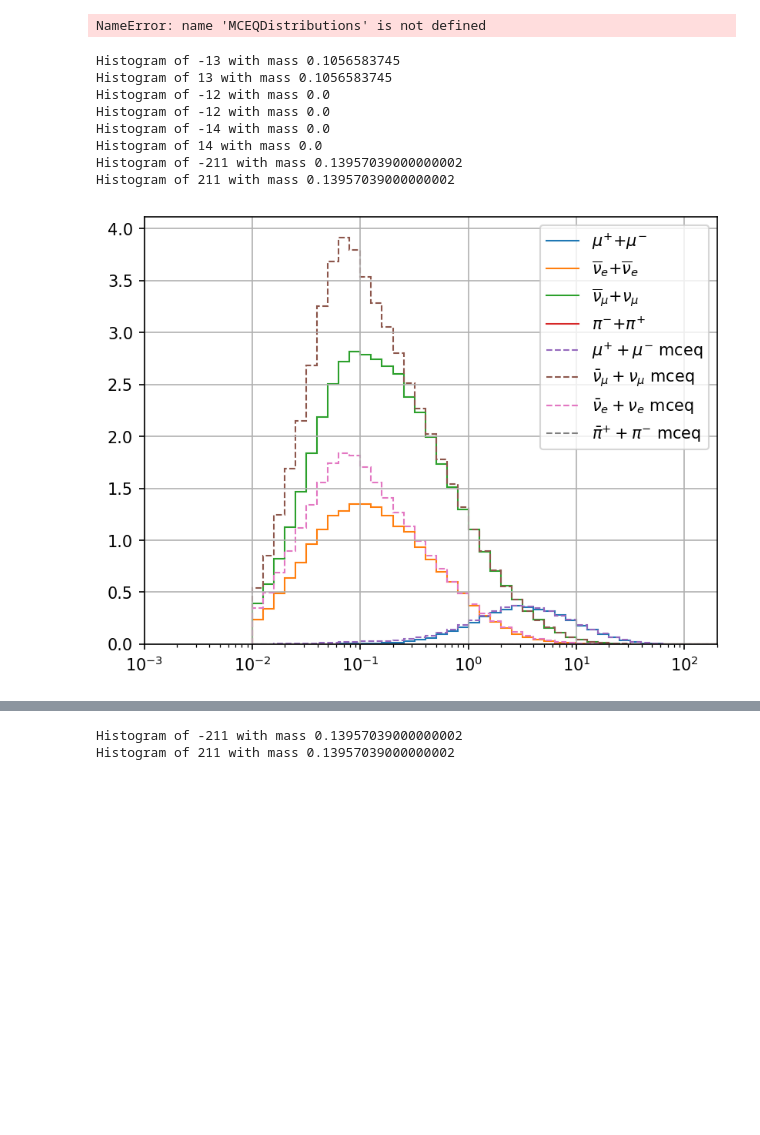
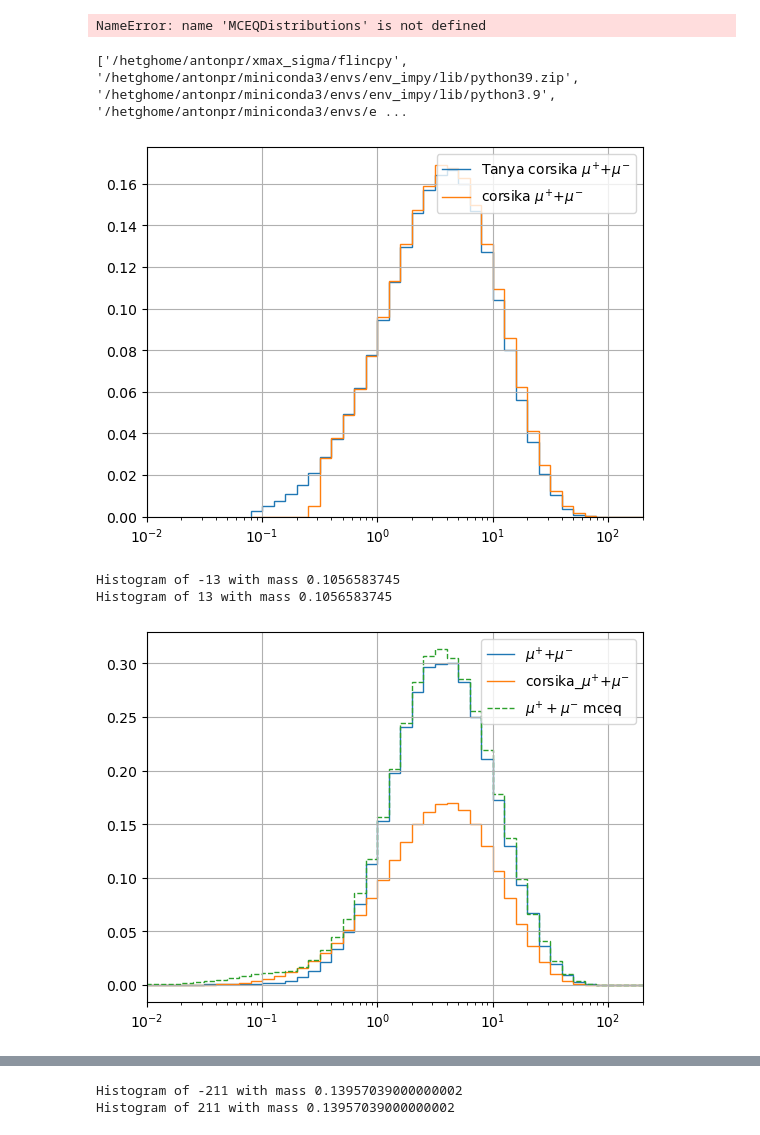
Before and after one commit to jncots/xmax_sigma, a Jupyter notebook: flincpy/test_cas_driver.ipynb, the cells around one changed output, grey strips where cells are left out. Cells and saved outputs as stored; diff of their text form; code cells hidden in the pictures; blank space fills up the shorter version.

```diff
--- a/flincpy/test_cas_driver.ipynb
+++ b/flincpy/test_cas_driver.ipynb
@@ -50,12 +50,12 @@ mceq_decaying_pdgs = [-11, 11, -12, 12, -13, 13, -14, 14,
 
 
 cas_driver.simulation_parameters(pdg = 2212, energy = 1e2,
-                                 zenith_angle = 0, xdepth = 0,
-                                 threshold_energy = 1e-6, stop_height = 15,
+                                 zenith_angle = 30, xdepth = 0,
+                                 threshold_energy = 1e-6, stop_height = 0,
                                  accumulate_runs = True, reset_ids = True,
                                  mceq_decaying_pdgs = mceq_decaying_pdgs)
 
-niter = 10000
+niter = 30000
 for i in tqdm(range(niter), total = niter):
     cas_driver.run()
 # %% [output]
@@ -199,13 +215,14 @@ import matplotlib.pylab as plt
 mceq_noloss = MCEQDistributions(
                  energy = 1e2,
                  pdg_id = 2212,
-                 theta_deg = 0,
+                 theta_deg = 30,
                 #  slant_depth = 800,
                 #  slant_depth = 635.9540964571235,
                 #  slant_depth= 313.4599011471651,
                 #  slant_depth=1193,
                 #  slant_depth=2997,
-                 slant_depth=1033,
+                 energy_range=[0.01, 1e4],
+                 slant_depth=1193.2842407419078,
                  pname_tuples = [
                      ("mu", "mu+", "mu-"),
                      ("numu", "numu", "antinumu"),
@@ -328,3 +323,9 @@ NameError: name 'MCEQDistributions' is not defined
 # %%
 
 cascade_analysis.search_for_parents()
+# %%
+import sys
+sys.path.append("/hetghome/antonpr/xmax_sigma/flincpy/scripts/corsika_flincpy")
+print(sys.path)
+# %% [output]
+['/hetghome/antonpr/xmax_sigma/flincpy', '/hetghome/antonpr/miniconda3/envs/env_impy/lib/python39.zip', '/hetghome/antonpr/miniconda3/envs/env_impy/lib/python3.9', '/hetghome/antonpr/miniconda3/envs/e ...
@@ -331,61 +336,80 @@ cascade_analysis.search_for_parents()
+# %%
+en_hist = corsika_hist(en_bins = mceq_loss.e_bins)
+en_hist_tanya = corsika_hist(en_bins = mceq_loss.e_bins,
+                            h5file="corsika_leptons.h5")
+# %%
+cdata = combined_data(en_hist_tanya, (-13, 13), 3)
+plt.stairs(*cdata[0:2], label = f"Tanya corsika {cdata[2]}")
+
+cdata = combined_data(en_hist, (-13, 13), 3)
+plt.stairs(*cdata[0:2], label = f"corsika {cdata[2]}")
+
+# plt.stairs(mceq_loss.flux["mu"], mceq_loss.e_bins,
+#            label = r"${\mu}^{+} + {\mu}^{-}$ mceq", linestyle='--')
+
+plt.xscale("log")
+# plt.yscale("log")
+plt.xlim(1e-2, 2e2)
+# plt.ylim(-0.01, 0.5)
+plt.legend()
+plt.grid()
+# %% [output]
+[figure, added]
 # %%
 bins, hist, label = cascade_analysis.kin_energy_histogram(pdgs = (-13, 13), bins = mceq_dist.e_bins)
 plt.stairs(hist, bins, label = label, linestyle='-')
 
-bins, hist, label = cascade_analysis.kin_energy_histogram(pdgs = (-12, -12), bins = mceq_dist.e_bins)
-plt.stairs(hist, bins, label = label, linestyle='-')
+# bins, hist, label = cascade_analysis.kin_energy_histogram(pdgs = (-12, -12), bins = mceq_dist.e_bins)
+# plt.stairs(hist, bins, label = label, linestyle='-')
 
-bins, hist, label = cascade_analysis.kin_energy_histogram(pdgs = (-14, 14), bins = mceq_dist.e_bins)
-plt.stairs(hist, bins, label = label, linestyle='-')
+# bins, hist, label = cascade_analysis.kin_energy_histogram(pdgs = (-14, 14), bins = mceq_dist.e_bins)
+# plt.stairs(hist, bins, label = label, linestyle='-')
 
-bins, hist, label = cascade_analysis.kin_energy_histogram(pdgs = (-211, 211), bins = mceq_dist.e_bins)
-plt.stairs(hist, bins, label = label, linestyle='-')
+cdata = combined_data(en_hist_tanya, (-13, 13), 2)
+plt.stairs(*cdata[0:2], label = f"corsika_{cdata[2]}")
+# bins, hist, label = cascade_analysis.kin_energy_histogram(pdgs = (-211, 211), bins = mceq_dist.e_bins)
+# plt.stairs(hist, bins, label = label, linestyle='-')
 
 # bins, hist, label = cascade_analysis.kin_energy_histogram(pdgs = (111,), bins = mceq_dist.e_bins)
 # plt.stairs(hist, bins, label = label, linestyle='-')
 
 # bins, hist, label = cascade_analysis.kin_energy_histogram(pdgs = (-11, 11), bins = mceq_dist.e_bins)
 # plt.stairs(hist, bins, label = label, linestyle='-')
 
 # bins, hist, label = cascade_analysis.kin_energy_histogram(pdgs = (-11,), bins = mceq_dist.e_bins)
 # plt.stairs(hist, bins, label = label, linestyle='-')
 
 # bins, hist, label = cascade_analysis.kin_energy_histogram(pdgs = (11,), bins = mceq_dist.e_bins)
 # plt.stairs(hist, bins, label = label, linestyle='-')
 
 plt.stairs(mceq_dist.flux["mu"], mceq_dist.e_bins,
            label = r"${\mu}^{+} + {\mu}^{-}$ mceq", linestyle='--')
-plt.stairs(mceq_dist.flux["numu"], mceq_dist.e_bins,
-           label = r"$\bar{\nu}_{\mu} + {\nu}_{\mu}$ mceq", linestyle='--')
-plt.stairs(mceq_dist.flux["nue"], mceq_dist.e_bins,
-           label = r"$\bar{\nu}_{e} + {\nu}_{e}$ mceq", linestyle='--')
-plt.stairs(mceq_dist.flux["pi"], mceq_dist.e_bins,
-           label = r"$\bar{\pi}^{+} + {\pi}^{-}$ mceq", linestyle='--')
+# plt.stairs(mceq_dist.flux["numu"], mceq_dist.e_bins,
+#            label = r"$\bar{\nu}_{\mu} + {\nu}_{\mu}$ mceq", linestyle='--')
+# plt.stairs(mceq_dist.flux["nue"], mceq_dist.e_bins,
+#            label = r"$\bar{\nu}_{e} + {\nu}_{e}$ mceq", linestyle='--')
+# plt.stairs(mceq_dist.flux["pi"], mceq_dist.e_bins,
+#            label = r"$\bar{\pi}^{+} + {\pi}^{-}$ mceq", linestyle='--')
 
 # plt.stairs(mceq_dist.flux["el"], mceq_dist.e_bins,
 #            label = r"$\bar{e}^{+} + {e}^{-}$ mceq", linestyle='--')
 
 # plt.stairs(mceq_dist.flux["e+"], mceq_dist.e_bins,
 #            label = r"${e}^{+}$ mceq", linestyle='--')
 
 # plt.stairs(mceq_dist.flux["e-"], mceq_dist.e_bins,
 #            label = r"${e}^{-}$ mceq", linestyle='--')
 
 plt.xscale("log")
-plt.xlim(1e-3, 2e2)
+# plt.yscale("log")
+plt.xlim(1e-2, 2e2)
 # plt.ylim(-0.01, 0.5)
 plt.legend()
 plt.grid()
 # %% [output]
 Histogram of -13 with mass 0.1056583745
 Histogram of 13 with mass 0.1056583745
-Histogram of -12 with mass 0.0
-Histogram of -12 with mass 0.0
-Histogram of -14 with mass 0.0
-Histogram of 14 with mass 0.0
-Histogram of -211 with mass 0.13957039000000002
-Histogram of 211 with mass 0.13957039000000002
-[figure, old version]
+[figure, new version]
 # %%
 plt.rcParams["figure.dpi"] = 150
 
```
Also changed, not shown: parts of 11 cells of this notebook, 9 other files.
